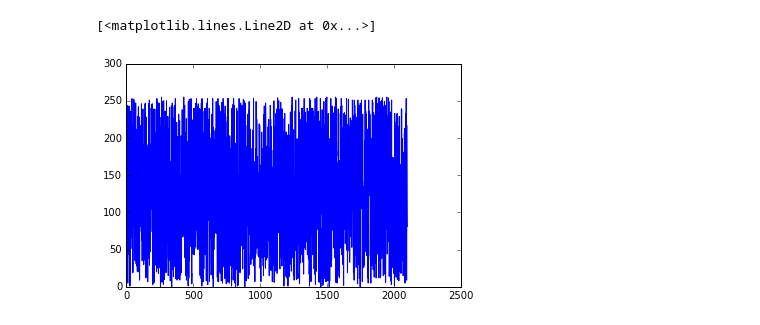
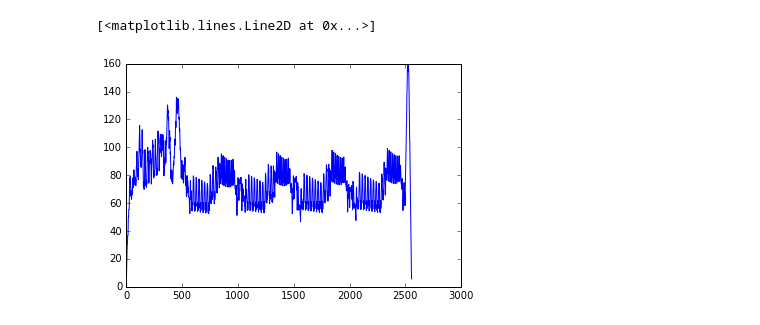
Before and after one commit to bahusvel/InlineScope, a Jupyter notebook: exploration.ipynb, the cells around one changed output. Drawn from its saved outputs; the diff is of its cells as text; code cells hidden in the pictures.

```diff
--- a/exploration.ipynb
+++ b/exploration.ipynb
@@ -46,6 +29,12 @@ plt.plot(result)
-# %%
-result = np.correlate(text_array, noarg_return, mode="full")
-plt.plot(result[result.size//2:])
-# %% [output]
-[<matplotlib.lines.Line2D at 0x...>]
-[figure, removed]
+# %%
+VAR = noarg_noreturn
+#LOWER = 1500
+#UPPER = 1997
+#shift = len(VAR) // 2
+result = signal.correlate(text_array, np.ones(len(VAR)), mode="full") / len(VAR)
+#result = result[result.size//2:]
+#result = result[LOWER + shift: UPPER + shift]
+plt.plot(result)
+# %% [output]
+[<matplotlib.lines.Line2D at 0x...>]
+[figure, added]
```
Also changed, not shown: parts of 8 cells of this notebook, 2 other files.
